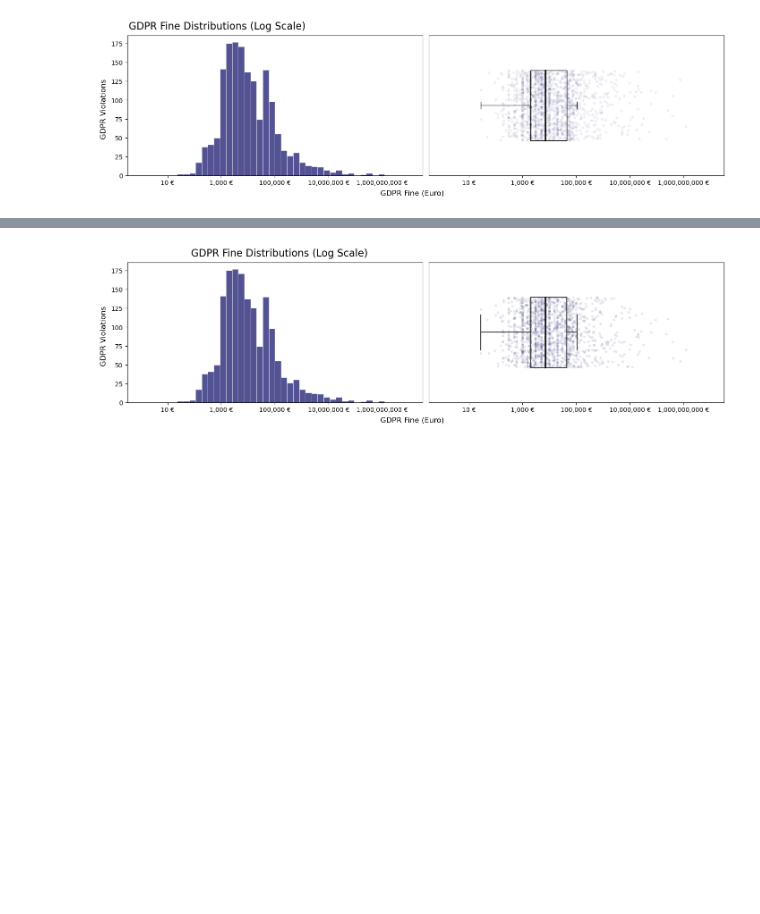
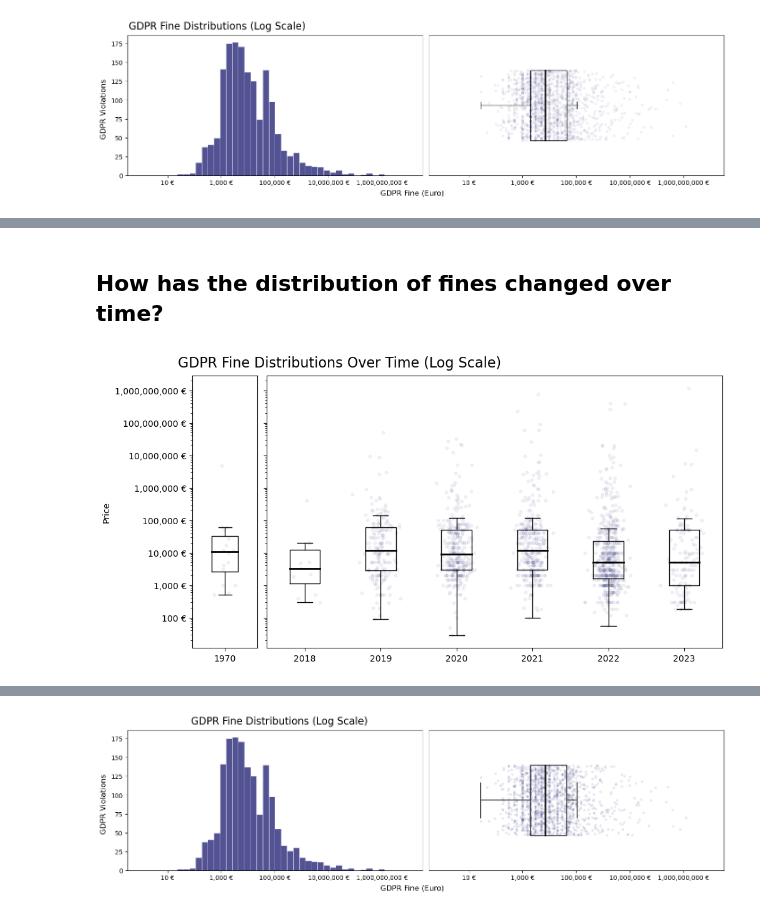
Before and after one commit to dc27/gdpr-fines-analysis, a Jupyter notebook: dev.ipynb, the cells around one changed output, grey strips where cells are left out. Drawn from its saved outputs; the diff is of its cells as text; code cells hidden in the pictures; blank space fills up the shorter version.

```diff
--- a/dev.ipynb
+++ b/dev.ipynb
@@ -80,0 +153,52 @@ fig.supxlabel(t="GDPR Fine (Euro)");
+# %% [markdown]
+## How has the distribution of fines changed over time?
+# %%
+df = (fines_nozero.assign(
+    year = lambda x: x.date.dt.year
+))
+
+# make data more friendly for matplotlib
+prices_each_year = df.groupby('year')['price'].apply(lambda x: x.values)
+
+# Get the years as labels
+labels = list(prices_each_year.keys())
+labels.sort()
+
+#create a figure with subplots
+fig, ax = plt.subplots(1, 2, figsize=(10, 5), gridspec_kw={'width_ratios': [1, 7]},
+ sharey=True, layout='constrained')
+
+# Create a boxplot for the year 1970
+ax[0].boxplot(prices_each_year[1970], labels=['1970'], widths=0.4, showfliers=False, medianprops={'color':'black', 'linewidth':2})
+ax[0].set_ylabel('Price')
+
+
+# Create a boxplot for the years other than 1970
+years_other_than_1970 = [year for year in labels if year != 1970]
+ax[1].boxplot([prices_each_year[year] for year in years_other_than_1970],
+              labels=years_other_than_1970, showfliers=False, widths=0.4,
+              medianprops={'color':'black', 'linewidth':2})
+ax[1].set_ylabel(None)
+
+jittered_x = np.random.normal(0 + 1, 0.1, len(prices_each_year[1970]))
+ax[0].scatter(jittered_x, prices_each_year[1970], alpha=0.05, color='midnightblue', s=10)
+
+
+# Overlay the data points for the years other than 1970
+for i, year in enumerate(years_other_than_1970):
+    jittered_x = np.random.normal(i + 1, 0.1, len(prices_each_year[year]))
+    ax[1].scatter(jittered_x, prices_each_year[year], alpha=0.05, color='midnightblue', s=10)
+
+ax[1].set_yscale('log')
+ax[1].yaxis.set_major_formatter('{x:,.0f} €')
+fig.suptitle(
+    t="GDPR Fine Distributions Over Time (Log Scale)",
+    ha='left',
+    x=ax[0].get_position().x0,
+    fontsize=16,
+    va='top'
+)
+
+plt.savefig('year_distribution.png')
+# %% [output]
+[figure, added]
```
Also changed, not shown: parts of 18 cells of this notebook, 5 other files.
